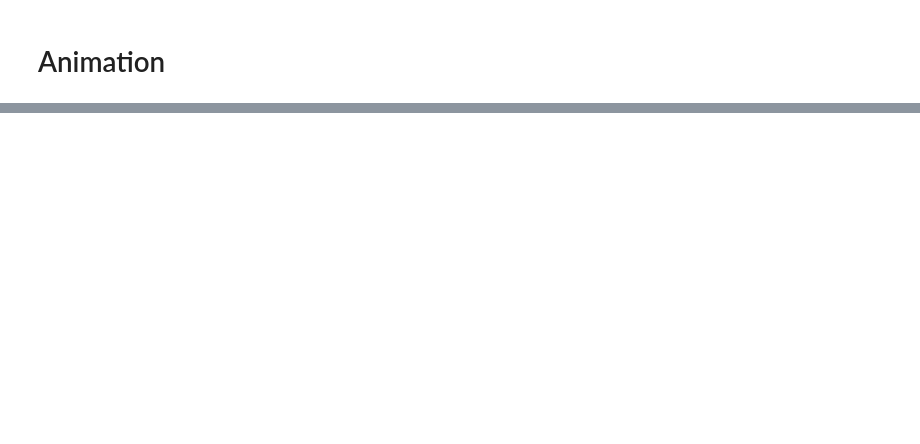
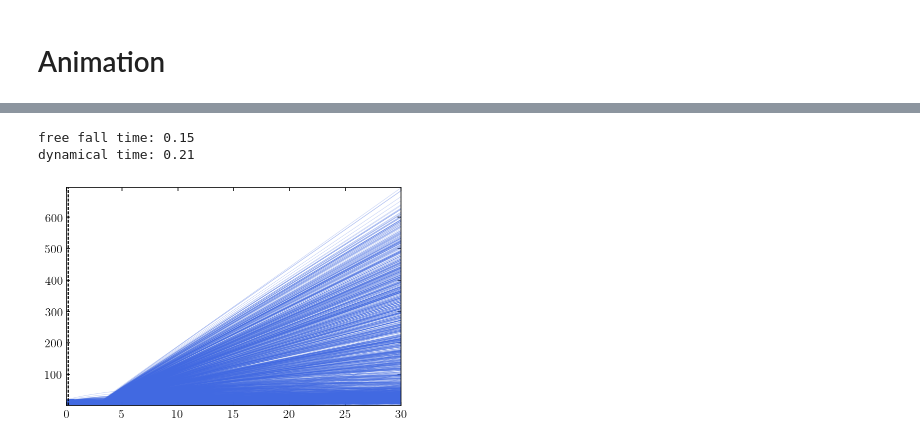
Before and after one commit to smucedola/galaxies-dynamics_2023, a Jupyter notebook: treecode/treecode.ipynb, the cells around one changed output, grey strips where cells are left out. Saved outputs shown, nothing was run; the diff lists cells and outputs as text; code cells hidden in the pictures; blank space fills up the shorter version.

```diff
--- a/treecode/treecode.ipynb
+++ b/treecode/treecode.ipynb
@@ -217,0 +236,16 @@ plt.show()
+# %%
+for i in range(len(r)):
+    plt.plot(t,r[i,:], c='royalblue', alpha = .3, lw = .5);
+rho = np.sum(m)/((4/3)*np.pi*a**3)
+G = 1
+t_ff = np.sqrt((3*np.pi)/(32*G*rho))
+t_dyn = np.sqrt(3*np.pi/(16*G*rho))
+print(f'free fall time: {round(t_ff,2)}')
+print(f'dynamical time: {round(t_dyn,2)}')
+
+plt.axvline(t_ff, color = 'black', ls = '--', lw = .8);
+plt.axvline(t_dyn, color = 'black', ls = '--', lw = .8);
+# %% [output]
+free fall time: 0.15
+dynamical time: 0.21
+[figure, added]
```
Also changed, not shown: parts of 10 cells of this notebook, 6 other files.
